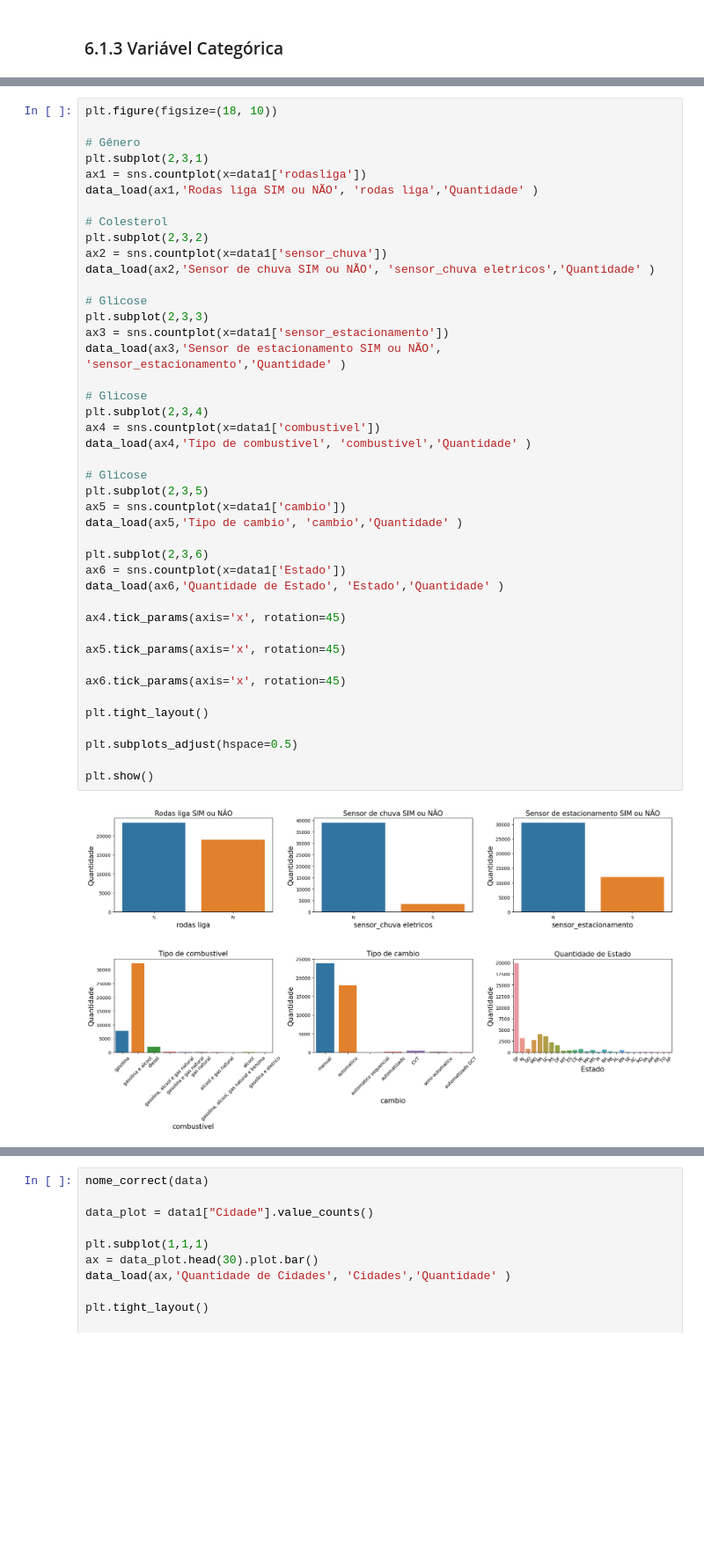
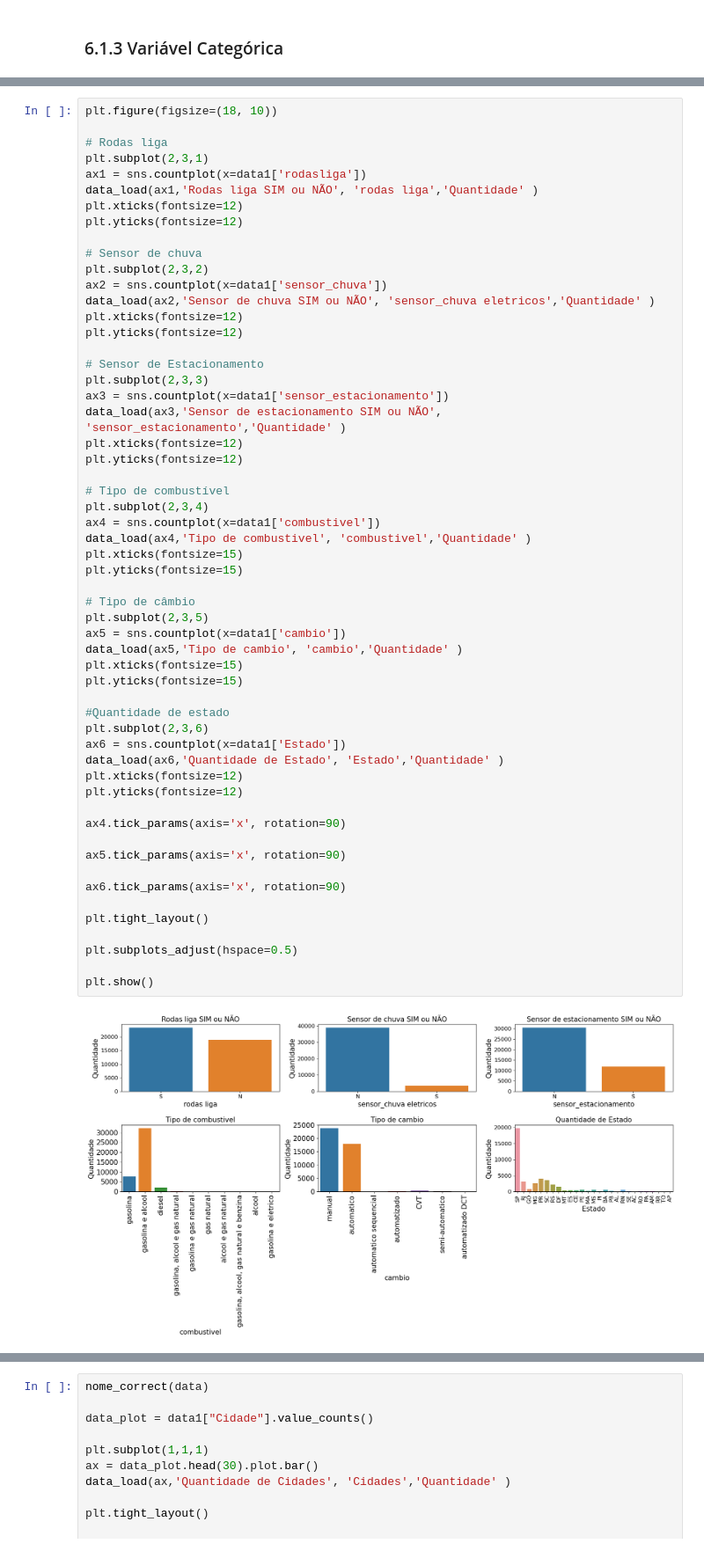
Before and after one commit to hugoferraz5/Webmotors_leads, a Jupyter notebook: Classificação_webmotors.ipynb, the cells around one changed output, grey strips where cells are left out. Shown at 88% size. Saved outputs shown, nothing was run; the diff lists cells and outputs as text; blank space fills up the shorter version.

```diff
--- a/Classificação_webmotors.ipynb
+++ b/Classificação_webmotors.ipynb
@@ -1144,48 +1094,61 @@ plt.show()
 # %%
 plt.figure(figsize=(18, 10))
 
-# Gênero
+# Rodas liga
 plt.subplot(2,3,1)
 ax1 = sns.countplot(x=data1['rodasliga'])
 data_load(ax1,'Rodas liga SIM ou NÃO', 'rodas liga','Quantidade' )
+plt.xticks(fontsize=12)
+plt.yticks(fontsize=12)
 
-# Colesterol
+# Sensor de chuva
 plt.subplot(2,3,2)
 ax2 = sns.countplot(x=data1['sensor_chuva'])
 data_load(ax2,'Sensor de chuva SIM ou NÃO', 'sensor_chuva eletricos','Quantidade' )
+plt.xticks(fontsize=12)
+plt.yticks(fontsize=12)
 
-# Glicose
+# Sensor de Estacionamento
 plt.subplot(2,3,3)
 ax3 = sns.countplot(x=data1['sensor_estacionamento'])
 data_load(ax3,'Sensor de estacionamento SIM ou NÃO', 'sensor_estacionamento','Quantidade' )
+plt.xticks(fontsize=12)
+plt.yticks(fontsize=12)
 
-# Glicose
+# Tipo de combustível
 plt.subplot(2,3,4)
 ax4 = sns.countplot(x=data1['combustivel'])
 data_load(ax4,'Tipo de combustivel', 'combustivel','Quantidade' )
+plt.xticks(fontsize=15)
+plt.yticks(fontsize=15)
 
-# Glicose
+# Tipo de câmbio
 plt.subplot(2,3,5)
 ax5 = sns.countplot(x=data1['cambio'])
 data_load(ax5,'Tipo de cambio', 'cambio','Quantidade' )
+plt.xticks(fontsize=15)
+plt.yticks(fontsize=15)
 
+#Quantidade de estado
 plt.subplot(2,3,6)
 ax6 = sns.countplot(x=data1['Estado'])
 data_load(ax6,'Quantidade de Estado', 'Estado','Quantidade' )
+plt.xticks(fontsize=12)
+plt.yticks(fontsize=12)
 
-ax4.tick_params(axis='x', rotation=45)
+ax4.tick_params(axis='x', rotation=90)
 
-ax5.tick_params(axis='x', rotation=45)
+ax5.tick_params(axis='x', rotation=90)
 
-ax6.tick_params(axis='x', rotation=45)
+ax6.tick_params(axis='x', rotation=90)
 
 plt.tight_layout()
 
 plt.subplots_adjust(hspace=0.5)
 
 plt.show()
 # %% [output]
-[figure, old version]
+[figure, new version]
 # %%
 plt.figure(figsize=(18, 10))
 
```
Also changed, not shown: parts of 46 cells of this notebook, 24 other files.
